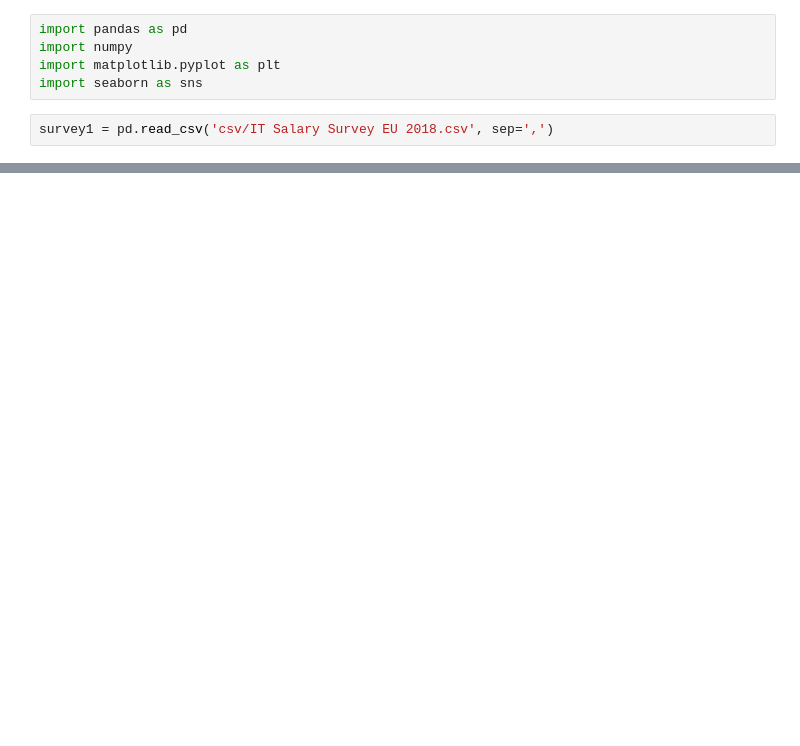
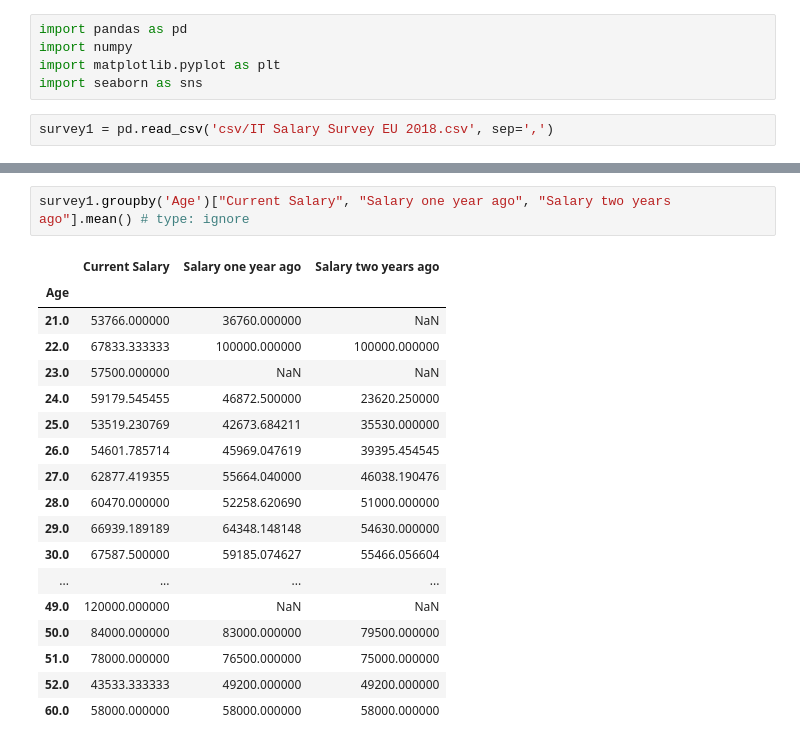
Before and after one commit to whoisorioki/data-career_bootcamp, a Jupyter notebook: Week 1/Salary Survey/analysis1.ipynb, the cells around one changed output, grey strips where cells are left out. Saved outputs shown, nothing was run; the diff lists cells and outputs as text; blank space fills up the shorter version.

```diff
--- a/Week 1/Salary Survey/analysis1.ipynb
+++ b/Week 1/Salary Survey/analysis1.ipynb
@@ -17,0 +61,21 @@ survey1.corr()
+# %%
+survey1.groupby('Age')["Current Salary", "Salary one year ago", "Salary two years ago"].mean() # type: ignore
+# %% [output]
+|  | Current Salary | Salary one year ago | Salary two years ago |
+| Age |  |  |  |
+| 21.0 | 53766.000000 | 36760.000000 | NaN |
+| 22.0 | 67833.333333 | 100000.000000 | 100000.000000 |
+| 23.0 | 57500.000000 | NaN | NaN |
+| 24.0 | 59179.545455 | 46872.500000 | 23620.250000 |
+| 25.0 | 53519.230769 | 42673.684211 | 35530.000000 |
+| 26.0 | 54601.785714 | 45969.047619 | 39395.454545 |
+| 27.0 | 62877.419355 | 55664.040000 | 46038.190476 |
+| 28.0 | 60470.000000 | 52258.620690 | 51000.000000 |
+| 29.0 | 66939.189189 | 64348.148148 | 54630.000000 |
+| 30.0 | 67587.500000 | 59185.074627 | 55466.056604 |
+| ... | ... | ... | ... |
+| 49.0 | 120000.000000 | NaN | NaN |
+| 50.0 | 84000.000000 | 83000.000000 | 79500.000000 |
+| 51.0 | 78000.000000 | 76500.000000 | 75000.000000 |
+| 52.0 | 43533.333333 | 49200.000000 | 49200.000000 |
+| 60.0 | 58000.000000 | 58000.000000 | 58000.000000 |
```
Also changed, not shown: parts of 13 cells of this notebook.
